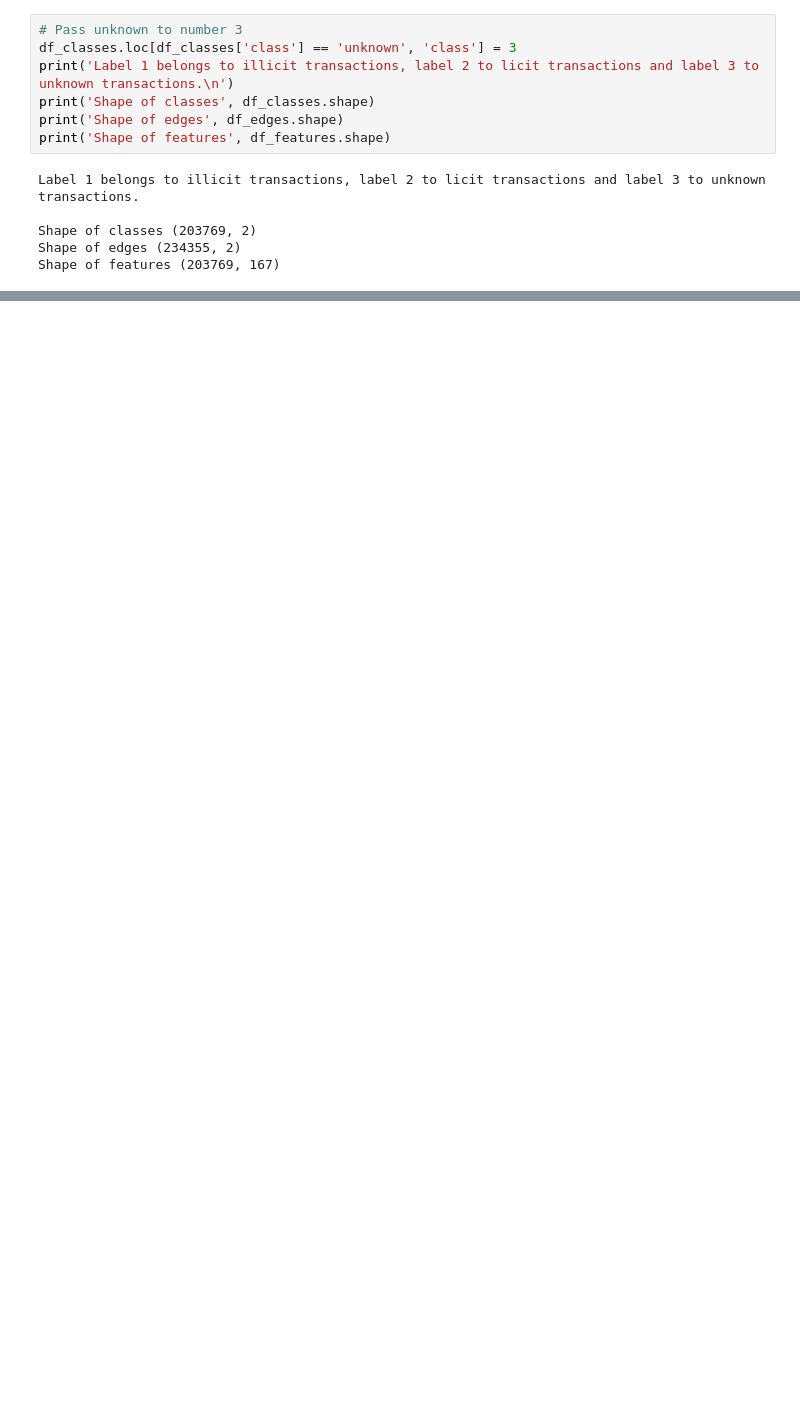
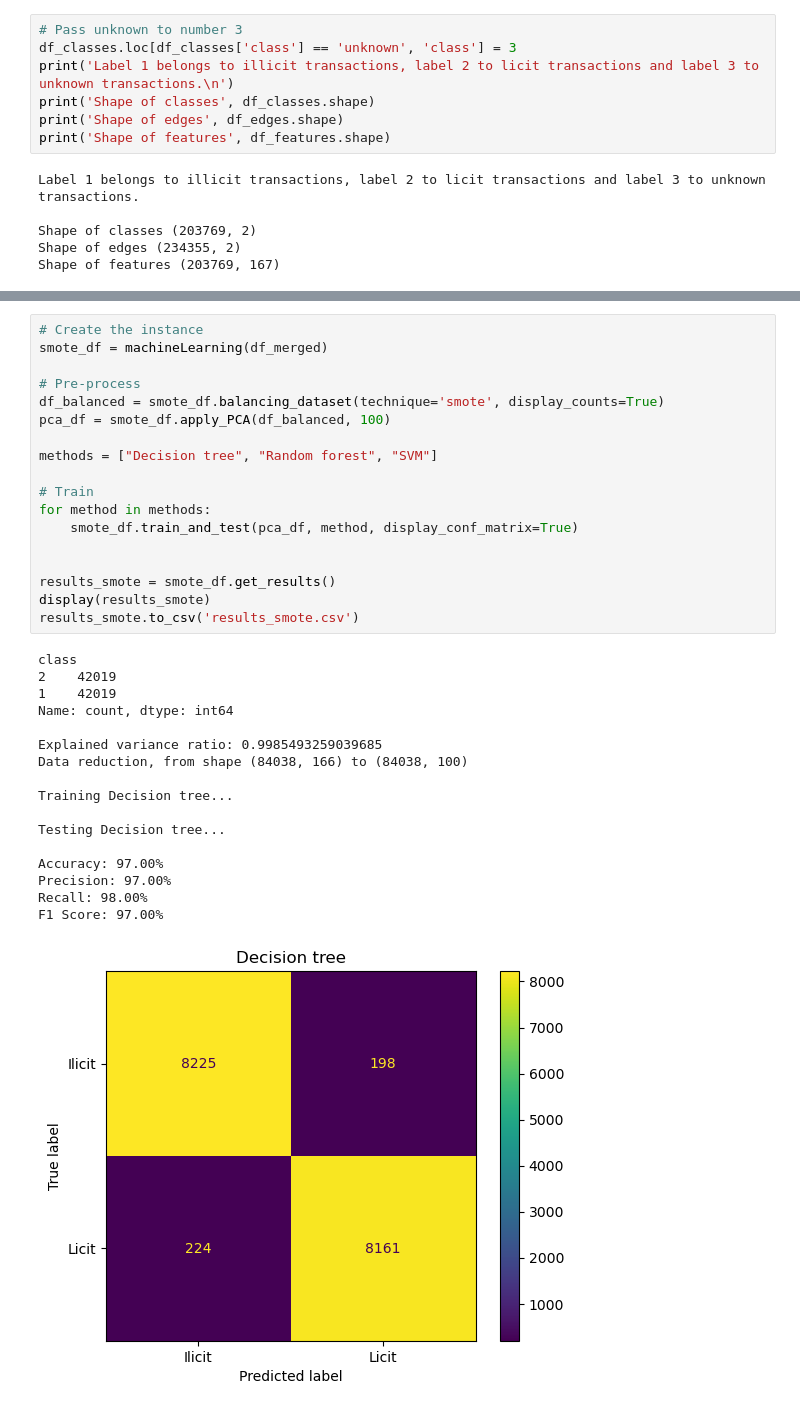
Before and after one commit to Arnau1/GraphAnomaly, a Jupyter notebook: ML_algorithms.ipynb, the cells around one changed output, grey strips where cells are left out. Drawn from its saved outputs; the diff is of its cells as text; blank space fills up the shorter version.

```diff
--- a/ML_algorithms.ipynb
+++ b/ML_algorithms.ipynb
@@ -447,0 +269,36 @@ results
+# %%
+# Create the instance
+smote_df = machineLearning(df_merged)
+
+# Pre-process
+df_balanced = smote_df.balancing_dataset(technique='smote', display_counts=True)
+pca_df = smote_df.apply_PCA(df_balanced, 100)
+
+methods = ["Decision tree", "Random forest", "SVM"]
+
+# Train
+for method in methods:
+    smote_df.train_and_test(pca_df, method, display_conf_matrix=True)
+
+
+results_smote = smote_df.get_results()
+display(results_smote)
+results_smote.to_csv('results_smote.csv')
+# %% [output]
+class
+2    42019
+1    42019
+Name: count, dtype: int64
+
+Explained variance ratio: 0.9985493259039685
+Data reduction, from shape (84038, 166) to (84038, 100)
+
+Training Decision tree...
+
+Testing Decision tree...
+
+Accuracy: 97.00%
+Precision: 97.00%
+Recall: 98.00%
+F1 Score: 97.00%
+[figure, added]
```
Also changed, not shown: parts of 46 cells of this notebook, 4 other files.
